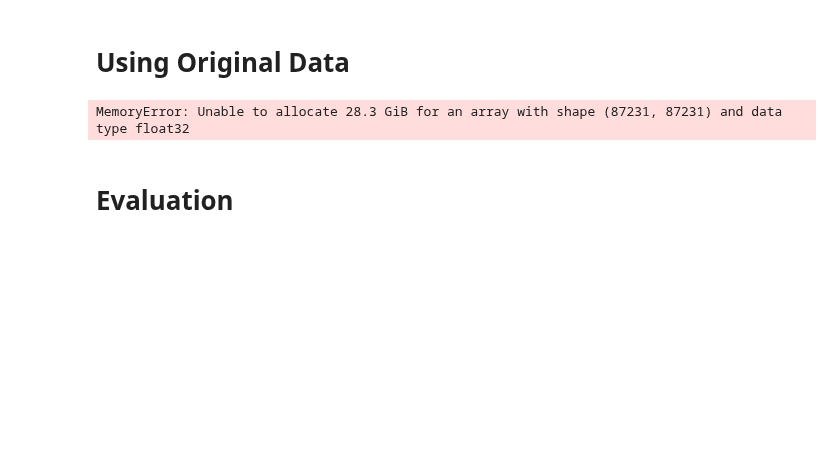
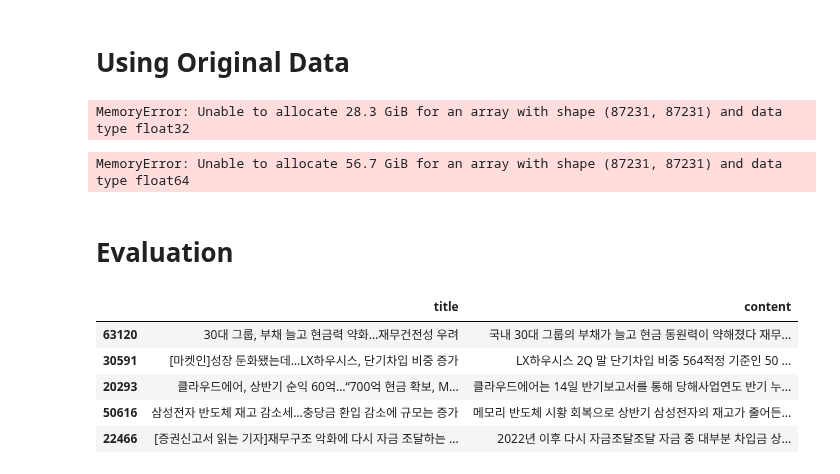
Before and after one commit to sesac-analyst/NEWS_TEAM_3, a Jupyter notebook: models/news_content_based_filtering_fasttext.ipynb, the cells around one changed output. Drawn from its saved outputs; the diff is of its cells as text; code cells hidden in the pictures; blank space fills up the shorter version.

Commit message:
feat:Update FastText content-based

```diff
--- a/models/news_content_based_filtering_fasttext.ipynb
+++ b/models/news_content_based_filtering_fasttext.ipynb
@@ -174,5 +176,71 @@ cosine_sim_matrix = cosine_similarity(document_embeddings)
 print(cosine_sim_matrix)
 # %% [output]
 MemoryError: Unable to allocate 28.3 GiB for an array with shape (87231, 87231) and data type float32
+# %%
+import numpy as np
+from sklearn.metrics.pairwise import cosine_similarity
+
+# 임베딩된 벡터를 나누어 처리하는 함수
+def batched_cosine_similarity(vectors, batch_size):
+    num_vectors = vectors.shape[0]
+    sim_matrix = np.zeros((num_vectors, num_vectors))
+
+    for i in range(0, num_vectors, batch_size):
+        for j in range(i, num_vectors, batch_size):
+            # 배치로 코사인 유사도를 계산
+            sim = cosine_similarity(vectors[i:i + batch_size], vectors[j:j + batch_size])
+            sim_matrix[i:i + batch_size, j:j + batch_size] = sim
+            sim_matrix[j:j + batch_size, i:i + batch_size] = sim.T  # 대칭성 활용
+    return sim_matrix
+
+# 1. 이미 FastText로 임베딩된 content_embedding을 NumPy 배열로 변환
+document_embeddings_array = np.array(news_df['content_embedding'].tolist())
+
+# 2. 배치 크기를 설정하고 코사인 유사도를 계산
+batch_size = 1000
+cosine_sim_matrix = batched_cosine_similarity(document_embeddings_array, batch_size)
+
+# 코사인 유사도 행렬 출력
+print(cosine_sim_matrix)
+# %% [output]
+MemoryError: Unable to allocate 56.7 GiB for an array with shape (87231, 87231) and data type float64
 # %% [markdown]
 # Evaluation
+# %%
+from sklearn.model_selection import train_test_split
+
+# news_df 데이터프레임을 학습과 테스트로 분리
+train_df, test_df = train_test_split(news_df, test_size=0.2, random_state=42)
+
+# 학습 데이터: 유저가 읽은 기사 정보 (content_embedding 열은 이미 FastText로 임베딩된 벡터)
+train_embeddings = np.array(train_df['content_embedding'].tolist())
+
+# 테스트 데이터: 유저가 새롭게 읽을 수 있는 기사 정보 (예측을 위한 데이터)
+test_embeddings = np.array(test_df['content_embedding'].tolist())
+# %%
+from sklearn.metrics.pairwise import cosine_similarity
+import numpy as np
+
+def recommend_articles(user_embedding, article_embeddings, top_n=5):
+    # 유저 벡터와 기사 벡터들 간의 코사인 유사도를 계산
+    sim_scores = cosine_similarity(user_embedding.reshape(1, -1), article_embeddings)
+
+    # 유사도 순으로 상위 top_n개의 기사 인덱스 반환
+    top_indices = np.argsort(-sim_scores)[0][:top_n]
+
+    return top_indices
+
+# 예시로 테스트 데이터의 첫 번째 기사를 기준으로 추천
+user_embedding = test_embeddings[0]  # 임의의 유저 벡터 (테스트 데이터에서 선택)
+recommended_indices = recommend_articles(user_embedding, train_embeddings)
+
+# 추천된 기사들을 출력 (train_df에서 추천된 기사의 제목과 내용 가져오기)
+recommended_articles = train_df.iloc[recommended_indices][['title', 'content']]
+recommended_articles
+# %% [output]
+|  | title | content |
+| 63120 | 30대 그룹, 부채 늘고 현금력 약화…재무건전성 우려 | 국내 30대 그룹의 부채가 늘고 현금 동원력이 약해졌다 재무... |
+| 30591 | [마켓인]성장 둔화됐는데…LX하우시스, 단기차입 비중 증가 | LX하우시스 2Q 말 단기차입 비중 564적정 기준인 50 ... |
+| 20293 | 클라우드에어, 상반기 순익 60억…“700억 현금 확보, M... | 클라우드에어는 14일 반기보고서를 통해 당해사업연도 반기 누... |
+| 50616 | 삼성전자 반도체 재고 감소세…충당금 환입 감소에 규모는 증가 | 메모리 반도체 시황 회복으로 상반기 삼성전자의 재고가 줄어든... |
+| 22466 | [증권신고서 읽는 기자]재무구조 악화에 다시 자금 조달하는 ... | 2022년 이후 다시 자금조달조달 자금 중 대부분 차입금 상... |
```
Also changed, not shown: parts of 7 cells of this notebook.
